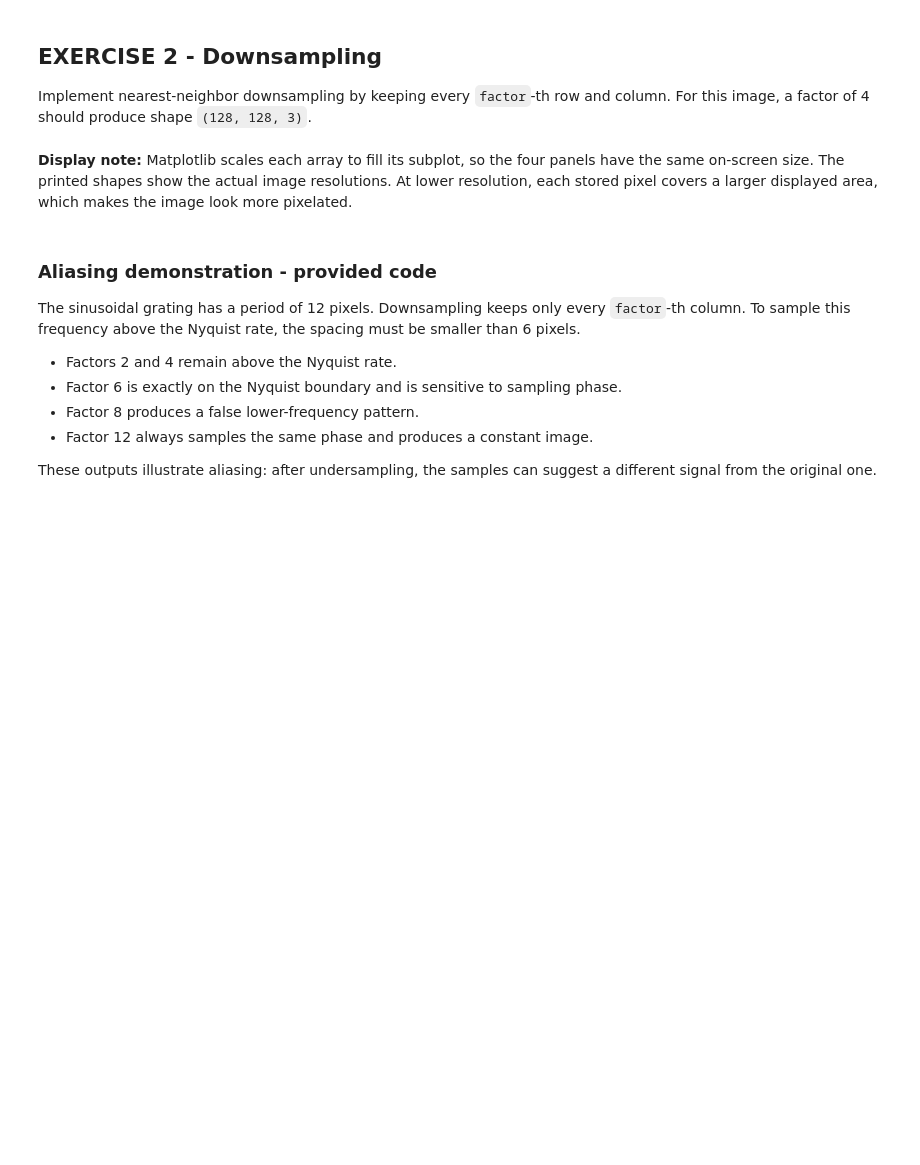
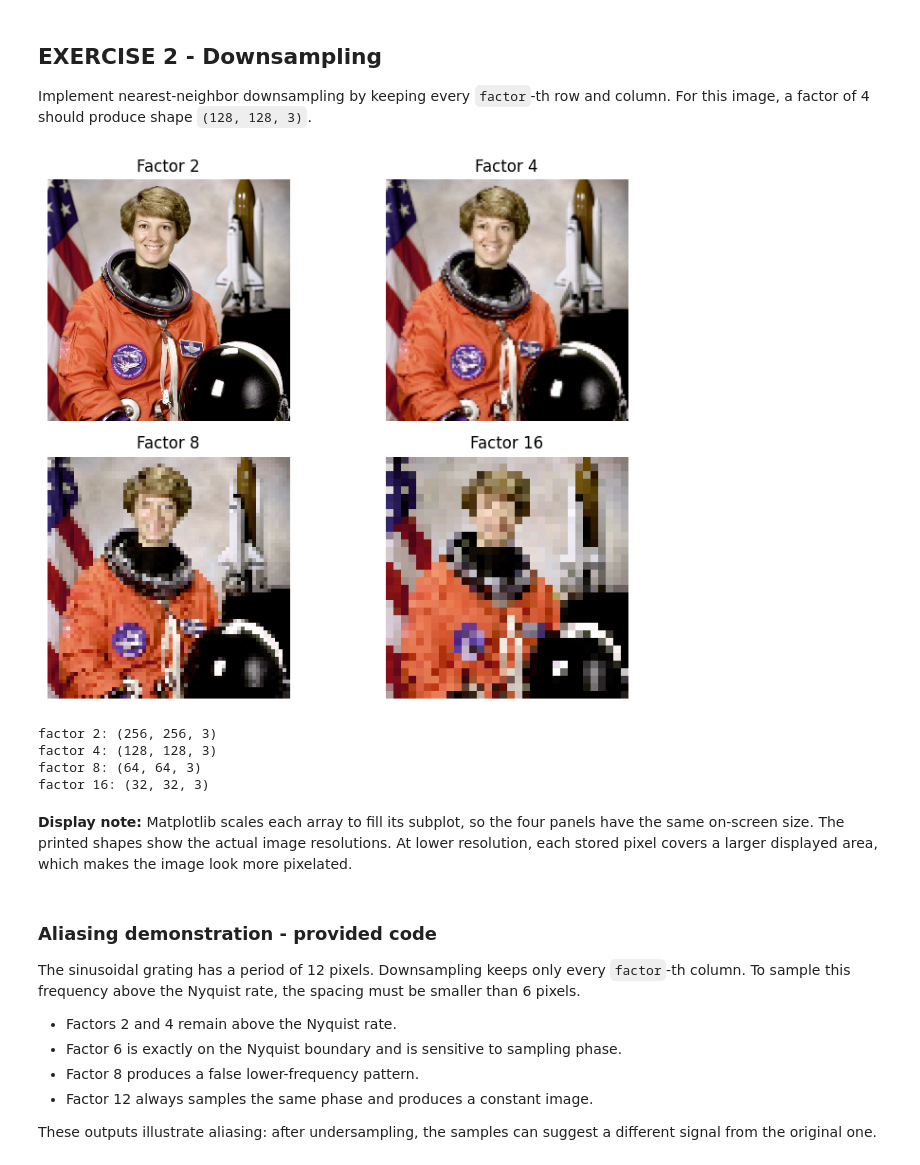
Before and after one commit to Adri-Sau/viscomp2026, a Jupyter notebook: Exercises/W2/week2_digital_image_student.ipynb, the cells around one changed output. Cells and saved outputs as stored; diff of their text form; code cells hidden in the pictures; blank space fills up the shorter version.

```diff
--- a/Exercises/W2/week2_digital_image_student.ipynb
+++ b/Exercises/W2/week2_digital_image_student.ipynb
@@ -122,15 +149,21 @@ Implement nearest-neighbor downsampling by keeping every `factor`-th row and col
 # %%
 def downsample_nearest(img, factor):
     # TODO: return every factor-th row and every factor-th column.
-    raise NotImplementedError("Complete downsample_nearest")
+    return img[::factor, ::factor]
 
 
 factors = [2, 4, 8, 16]
 small_images = [downsample_nearest(image, factor) for factor in factors]
 show_images(small_images, [f"Factor {factor}" for factor in factors], columns=2)
 
 for factor, small in zip(factors, small_images):
     print(f"factor {factor}: {small.shape}")
+# %% [output]
+[figure, added]
+factor 2: (256, 256, 3)
+factor 4: (128, 128, 3)
+factor 8: (64, 64, 3)
+factor 16: (32, 32, 3)
 # %% [markdown]
 **Display note:** Matplotlib scales each array to fill its subplot, so the four panels have the same on-screen size. The printed shapes show the actual image resolutions. At lower resolution, each stored pixel covers a larger displayed area, which makes the image look more pixelated.
 # %% [markdown]
```
Also changed, not shown: parts of 9 cells of this notebook.
